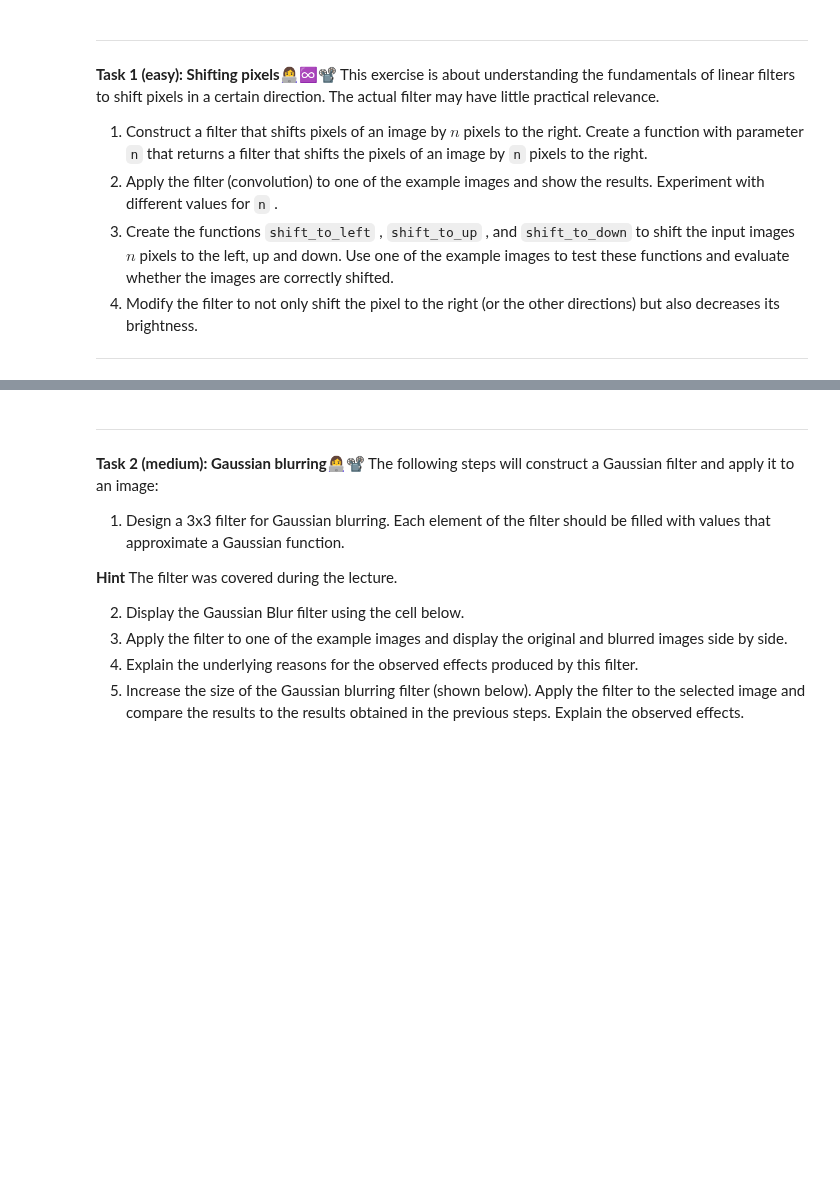
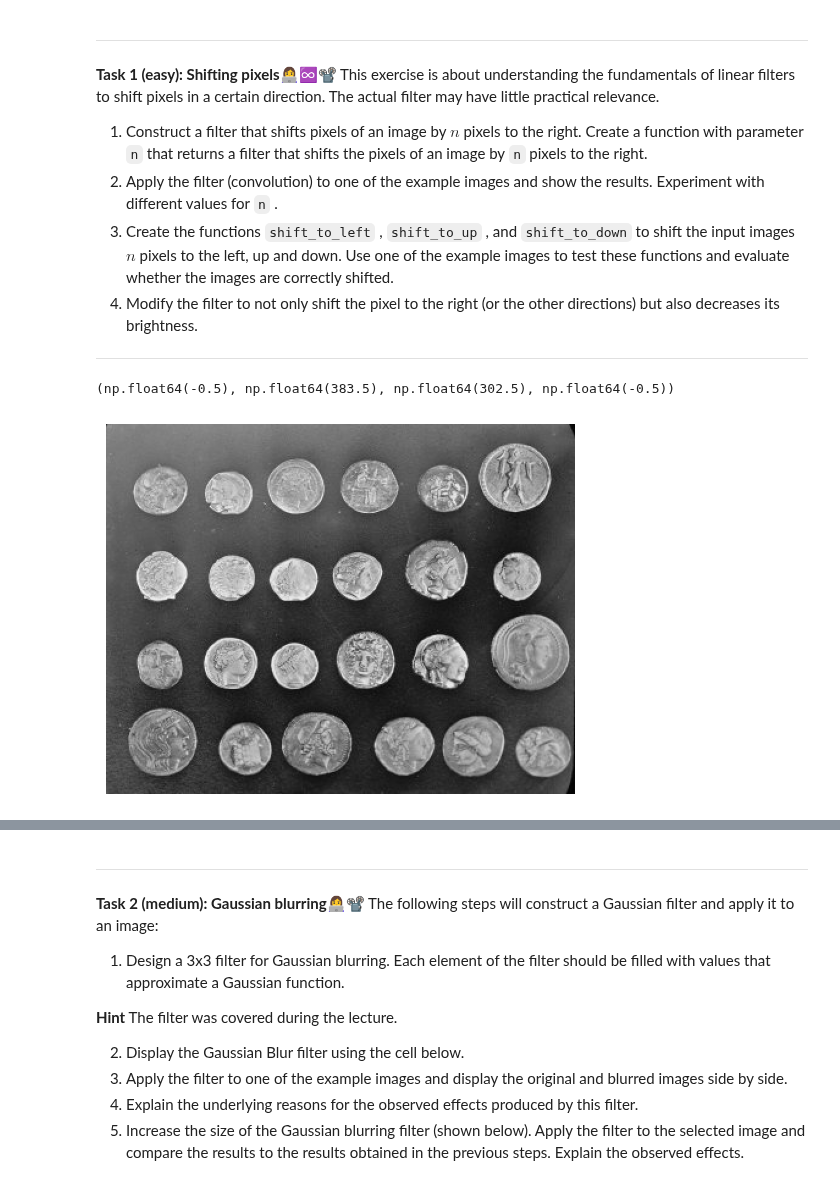
Before and after one commit to Mie-Jonasson/ComputerScienceMasters, a Jupyter notebook: IntroductionToMachineLearning/Exercises/W08/02-filter_basics.ipynb, the cells around one changed output, grey strips where cells are left out. Cells and saved outputs as stored; diff of their text form; code cells hidden in the pictures; blank space fills up the shorter version.

```diff
--- a/IntroductionToMachineLearning/Exercises/W08/02-filter_basics.ipynb
+++ b/IntroductionToMachineLearning/Exercises/W08/02-filter_basics.ipynb
@@ -70,0 +94,14 @@ def shift_to_right(n):
+# %%
+image = data.coins()
+
+# note that these only work for gray-scal images
+new_image = convolve(image, shift_to_right(100))
+new_image = convolve(image, shift_to_left(100))
+new_image = convolve(image, shift_to_down(100))
+new_image = convolve(image, shift_to_up(100))
+# %%
+plt.imshow(image, cmap='gray')
+plt.axis(False)
+# %% [output]
+(np.float64(-0.5), np.float64(383.5), np.float64(302.5), np.float64(-0.5))
+[figure, added]
```
Also changed, not shown: parts of 18 cells of this notebook, 2 other files.
